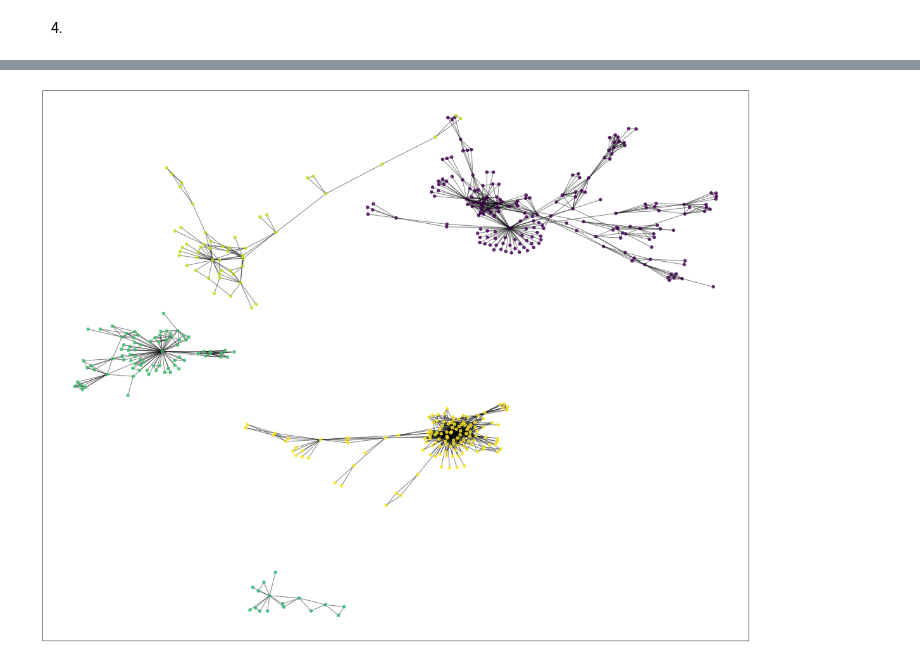
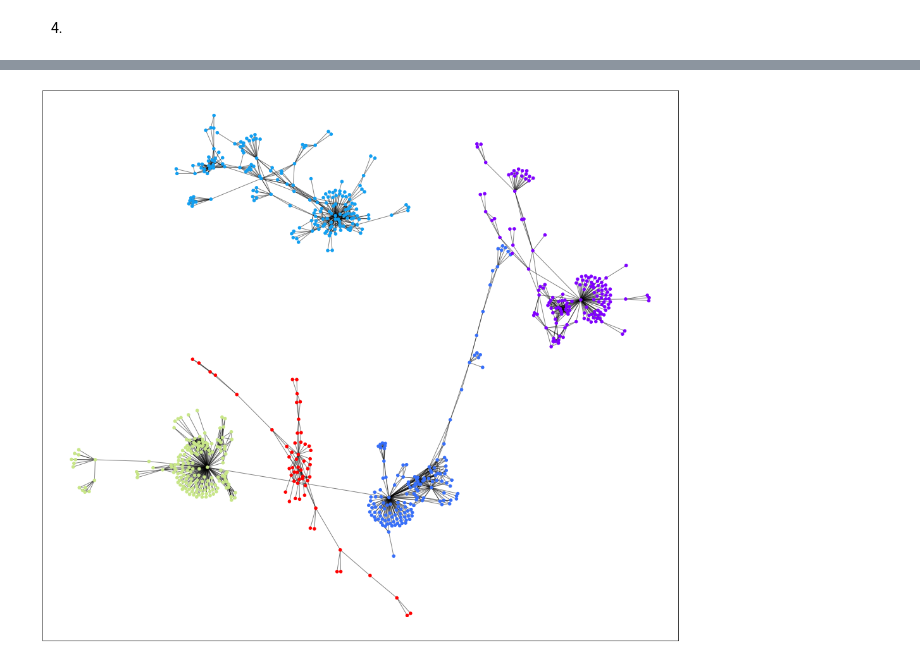
Before and after one commit to luciofondon98/Reconocimiento-de-Patrones-2021-1, a Jupyter notebook: Tarea 1/Tarea 1 - INF 479 .ipynb, the cells around one changed output, grey strips where cells are left out. Drawn from its saved outputs; the diff is of its cells as text; code cells hidden in the pictures.

```diff
--- a/Tarea 1/Tarea 1 - INF 479 .ipynb
+++ b/Tarea 1/Tarea 1 - INF 479 .ipynb
@@ -621,21 +651,21 @@ filtro_partitioned_df = partitioned_df[partitioned_df['Comunidad'].isin(comunida
 # %%
 valores_nodos = filtro_partitioned_df['Nodo'].values
 comunidades_nodos = filtro_partitioned_df['Comunidad'].values
 
 boolean_series = email_df['# FromNodeId'].isin(valores_nodos) & email_df['ToNodeId'].isin(valores_nodos)
 
 filtered_df = email_df[boolean_series]
 
 G_filtrado = nx.from_pandas_edgelist(filtered_df, '# FromNodeId', 'ToNodeId')
 pos = nx.spring_layout(G_filtrado)
-cmap = cm.get_cmap('viridis', max(comunidades) + 1)
+cmap = cm.get_cmap('rainbow', max(comunidades) + 1)
 
-plt.figure(figsize=(20,16))
+plt.figure(figsize=(18,16))
 
 nx.draw_networkx_nodes(G_filtrado, pos, valores_nodos, node_size=20,
-                       cmap=cmap, node_color=comunidades_nodos, alpha=0.8)
+                       cmap=cmap, node_color=comunidades_nodos, alpha=2.0)
 nx.draw_networkx_edges(G_filtrado, pos, alpha=0.5)
 
 plt.show()
 # %% [output]
-[figure, old version]
+[figure, new version]
```
Also changed, not shown: parts of 15 cells of this notebook, 1 other file.
